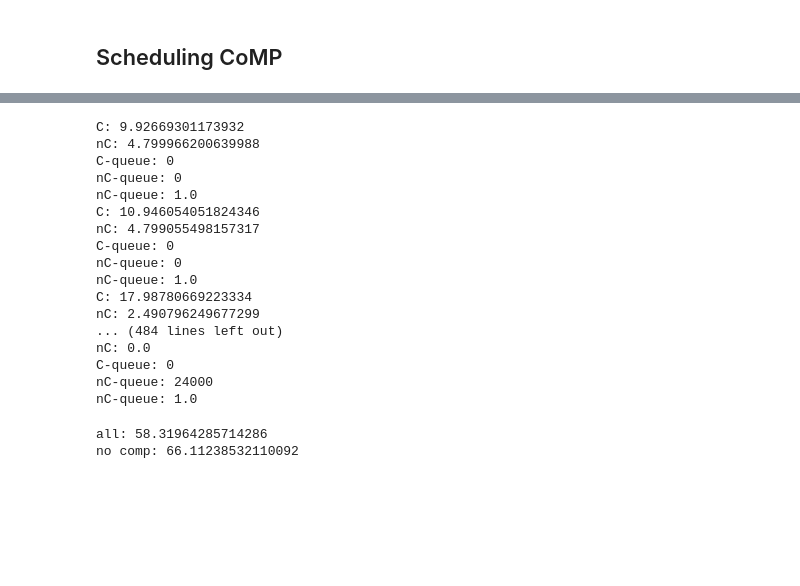
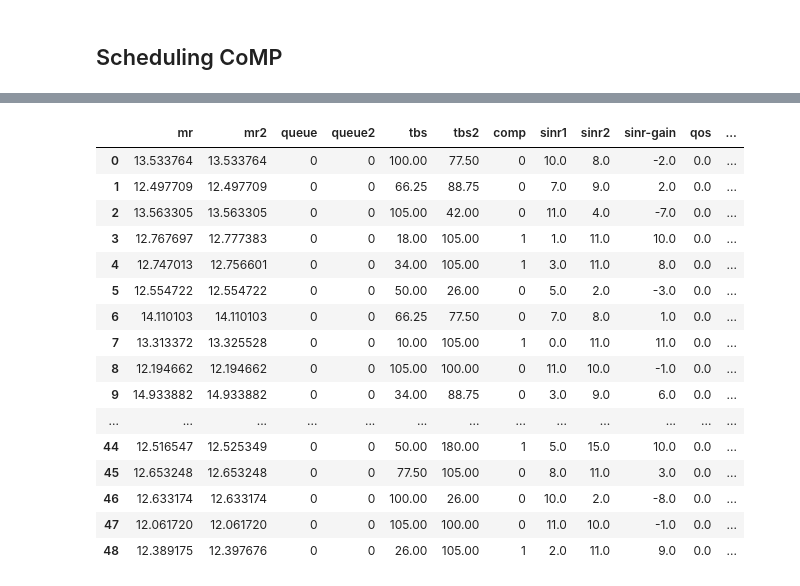
Before and after one commit to CarolineZoll/EDS, a Jupyter notebook: Event Driven Sim-CoMP-ONLYRT.ipynb, the cells around one changed output, grey strips where cells are left out. Cells and saved outputs as stored; diff of their text form; code cells hidden in the pictures; blank space fills up the shorter version.

```diff
--- a/Event Driven Sim-CoMP-ONLYRT.ipynb
+++ b/Event Driven Sim-CoMP-ONLYRT.ipynb
@@ -163,3 +163,2 @@ def ue_to_df(users):
 # %%
-df=ue_to_df(ue_all[0:ue_nr])
-df[df['comp']==1]
+df=eds.ue_to_df(ue_all[0:49])
@@ -181,29 +164,0 @@ df[df['comp']==1]
-# %%
-C=0
-nC=0
-for i in ue_all:
-    print('C:', i.mR)
-    print('nC:',i.mR2)
-    print('C-queue:', i.queue.level)
-    print('nC-queue:',i.queue2.level)
-    print('nC-queue:',i.qos)
-    nC=nC+i.mR2
-    C=C+i.mR
-# %% [output]
-C: 9.92669301173932
-nC: 4.799966200639988
-C-queue: 0
-nC-queue: 0
-nC-queue: 1.0
-C: 10.946054051824346
-nC: 4.799055498157317
-C-queue: 0
-nC-queue: 0
-nC-queue: 1.0
-C: 17.98780669223334
-nC: 2.490796249677299
-... (484 lines left out)
-nC: 0.0
-C-queue: 0
-nC-queue: 24000
-nC-queue: 1.0
@@ -226,7 +165,21 @@ mean_tbs2=mean_tbs2/(len(ue_dict[19])+len(ue_dict[20]))
-# %%
-print('all:',mean_tbs)
-print('no comp:',mean_tbs2)
-# %% [output]
-all: 58.31964285714286
-no comp: 66.11238532110092
+# %%
+df
+# %% [output]
+|  | mr | mr2 | queue | queue2 | tbs | tbs2 | comp | sinr1 | sinr2 | sinr-gain | qos | ... |
+| 0 | 13.533764 | 13.533764 | 0 | 0 | 100.00 | 77.50 | 0 | 10.0 | 8.0 | -2.0 | 0.0 | ... |
+| 1 | 12.497709 | 12.497709 | 0 | 0 | 66.25 | 88.75 | 0 | 7.0 | 9.0 | 2.0 | 0.0 | ... |
+| 2 | 13.563305 | 13.563305 | 0 | 0 | 105.00 | 42.00 | 0 | 11.0 | 4.0 | -7.0 | 0.0 | ... |
+| 3 | 12.767697 | 12.777383 | 0 | 0 | 18.00 | 105.00 | 1 | 1.0 | 11.0 | 10.0 | 0.0 | ... |
+| 4 | 12.747013 | 12.756601 | 0 | 0 | 34.00 | 105.00 | 1 | 3.0 | 11.0 | 8.0 | 0.0 | ... |
+| 5 | 12.554722 | 12.554722 | 0 | 0 | 50.00 | 26.00 | 0 | 5.0 | 2.0 | -3.0 | 0.0 | ... |
+| 6 | 14.110103 | 14.110103 | 0 | 0 | 66.25 | 77.50 | 0 | 7.0 | 8.0 | 1.0 | 0.0 | ... |
+| 7 | 13.313372 | 13.325528 | 0 | 0 | 10.00 | 105.00 | 1 | 0.0 | 11.0 | 11.0 | 0.0 | ... |
+| 8 | 12.194662 | 12.194662 | 0 | 0 | 105.00 | 100.00 | 0 | 11.0 | 10.0 | -1.0 | 0.0 | ... |
+| 9 | 14.933882 | 14.933882 | 0 | 0 | 34.00 | 88.75 | 0 | 3.0 | 9.0 | 6.0 | 0.0 | ... |
+| ... | ... | ... | ... | ... | ... | ... | ... | ... | ... | ... | ... | ... |
+| 44 | 12.516547 | 12.525349 | 0 | 0 | 50.00 | 180.00 | 1 | 5.0 | 15.0 | 10.0 | 0.0 | ... |
+| 45 | 12.653248 | 12.653248 | 0 | 0 | 77.50 | 105.00 | 0 | 8.0 | 11.0 | 3.0 | 0.0 | ... |
+| 46 | 12.633174 | 12.633174 | 0 | 0 | 100.00 | 26.00 | 0 | 10.0 | 2.0 | -8.0 | 0.0 | ... |
+| 47 | 12.061720 | 12.061720 | 0 | 0 | 105.00 | 100.00 | 0 | 11.0 | 10.0 | -1.0 | 0.0 | ... |
+| 48 | 12.389175 | 12.397676 | 0 | 0 | 26.00 | 105.00 | 1 | 2.0 | 11.0 | 9.0 | 0.0 | ... |
 # %%
```
Also changed, not shown: parts of 17 cells of this notebook, 2 other files.
